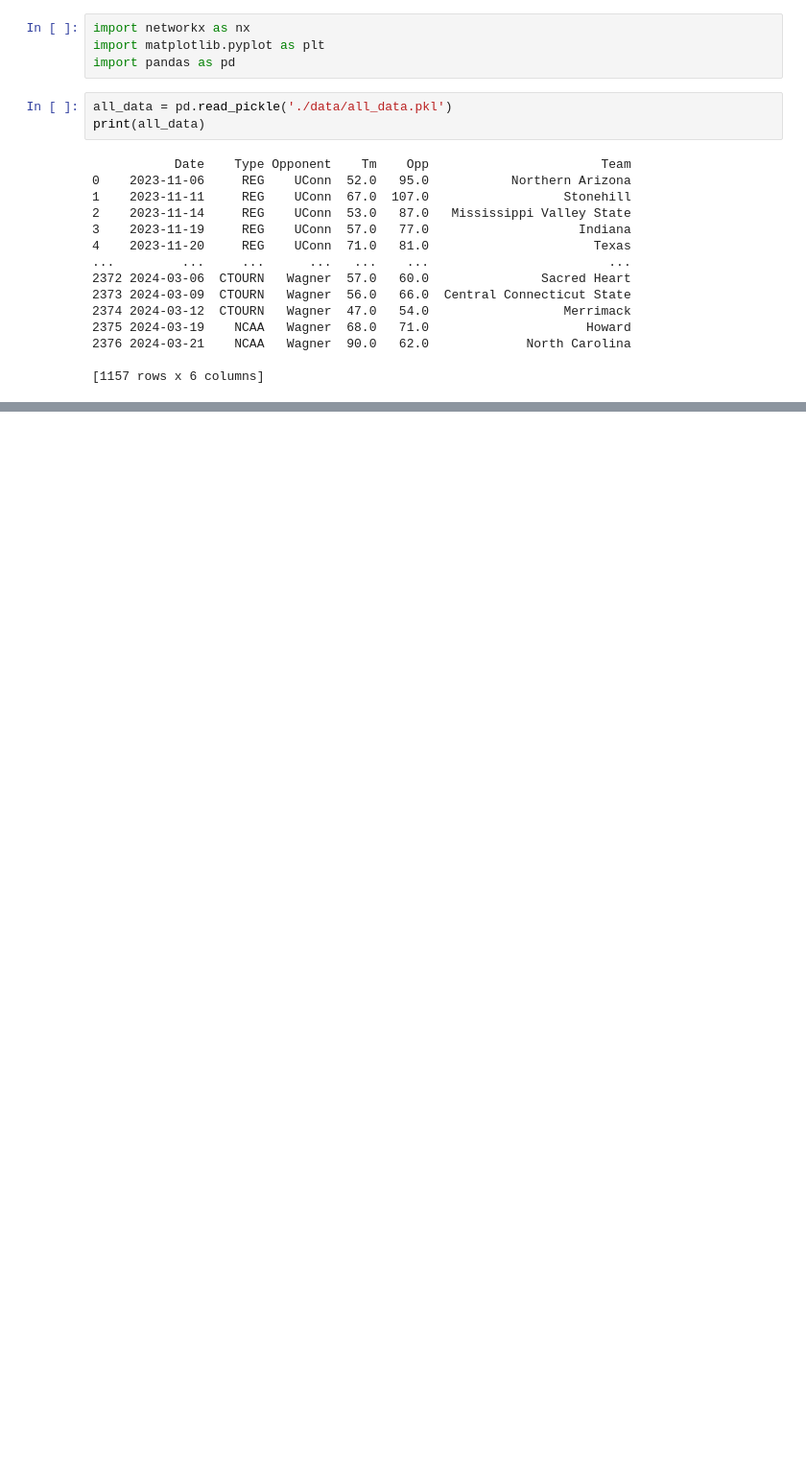
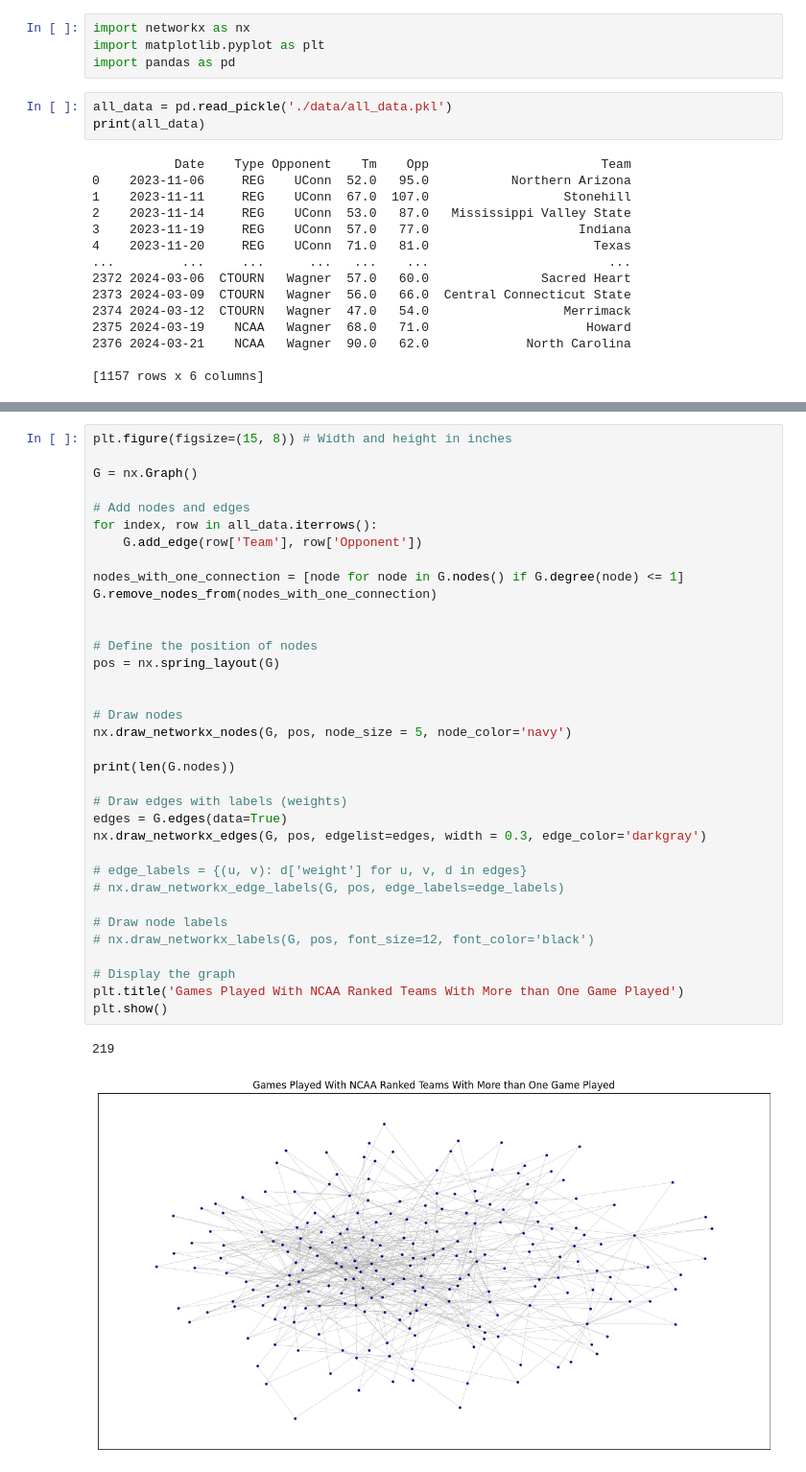
Before and after one commit to cbobowic/BMCM2024, a Jupyter notebook: data_analysis.ipynb, the cells around one changed output, grey strips where cells are left out. Shown at 96% size. Drawn from its saved outputs; the diff is of its cells as text; blank space fills up the shorter version.

```diff
--- a/data_analysis.ipynb
+++ b/data_analysis.ipynb
@@ -55,0 +56,38 @@ plt.show()
+# %%
+plt.figure(figsize=(15, 8)) # Width and height in inches
+
+G = nx.Graph()
+
+# Add nodes and edges
+for index, row in all_data.iterrows():
+    G.add_edge(row['Team'], row['Opponent'])
+
+nodes_with_one_connection = [node for node in G.nodes() if G.degree(node) <= 1]
+G.remove_nodes_from(nodes_with_one_connection)
+
+
+# Define the position of nodes
+pos = nx.spring_layout(G)
+
+
+# Draw nodes
+nx.draw_networkx_nodes(G, pos, node_size = 5, node_color='navy')
+
+print(len(G.nodes))
+
+# Draw edges with labels (weights)
+edges = G.edges(data=True)
+nx.draw_networkx_edges(G, pos, edgelist=edges, width = 0.3, edge_color='darkgray')
+
+# edge_labels = {(u, v): d['weight'] for u, v, d in edges}
+# nx.draw_networkx_edge_labels(G, pos, edge_labels=edge_labels)
+
+# Draw node labels
+# nx.draw_networkx_labels(G, pos, font_size=12, font_color='black')
+
+# Display the graph
+plt.title('Games Played With NCAA Ranked Teams With More than One Game Played')
+plt.show()
+# %% [output]
+219
+[figure, added]
```
Also changed, not shown: parts of 3 cells of this notebook, 3 other files.
